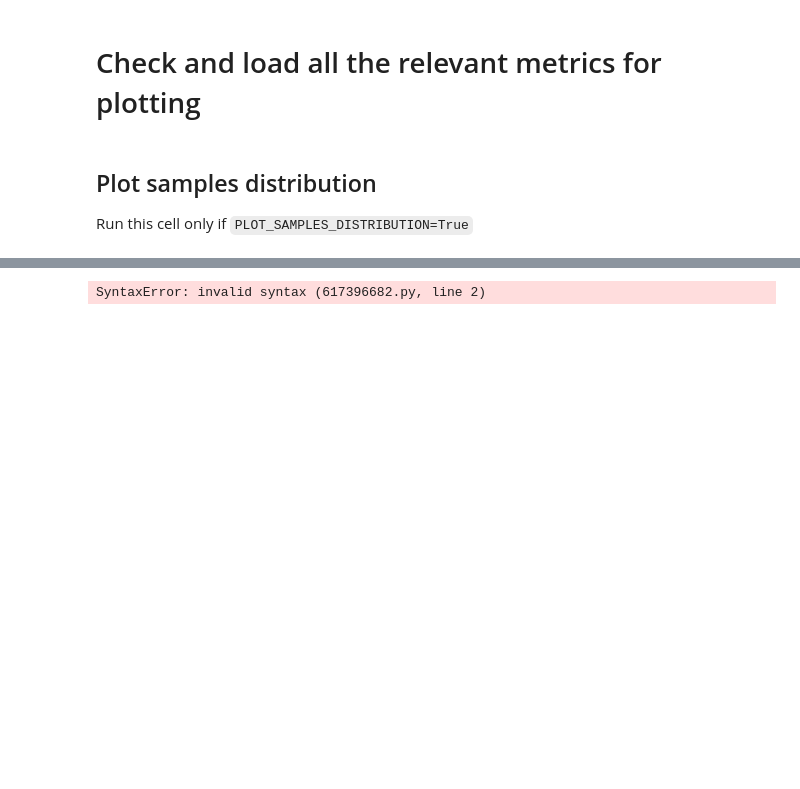
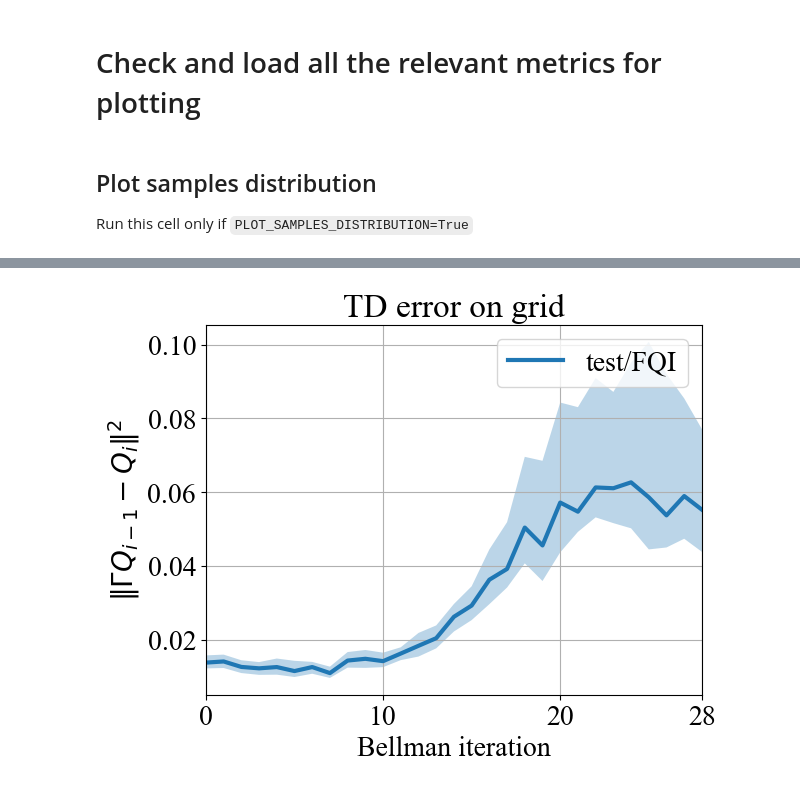
Before and after one commit to theovincent/slimDQN, a Jupyter notebook: experiments/CarOnHill/plots.ipynb, the cells around one changed output, grey strips where cells are left out. Drawn from its saved outputs; the diff is of its cells as text; code cells hidden in the pictures; blank space fills up the shorter version.

```diff
--- a/experiments/CarOnHill/plots.ipynb
+++ b/experiments/CarOnHill/plots.ipynb
@@ -88,13 +94,15 @@ TypeError: Cannot interpret '29' as a data type
 Run this cell only if `PLOT_TD_ERROR_ON_GRID=True`
 # %%
-td_error_on_rb = {}
+td_error_on_grid = {}
 for experiment in experiment_seed_folder_map:
     n_seeds = len(metrics[experiment]["q_i_grid"])
-    print(metrics[experiment]["q_i_grid"]["seed=10"])
-    n_bellman_iterations = list(metrics[experiment]["T_q_grid"].values())[0].shape[0]
-    td_error_on_rb[experiment] = np.zeros(n_seeds, n_bellman_iterations)
+    n_bellman_iterations = list(metrics[experiment]["q_i_grid"].values())[0].shape[0]
+    td_error_on_grid[experiment] = np.zeros((n_seeds, n_bellman_iterations-1))
     for idx_seed, seed_run in enumerate(experiment_seed_folder_map[experiment]):
-        td_error_on_rb[experiment][idx_seed] = (metrics[experiment]["T_q_grid"][seed_run] - metrics[experiment]["q_i_grid"][seed_run]).mean(axis=(1,2))
+        td_error_on_grid[experiment][idx_seed] = np.sum(np.square(metrics[experiment]["T_q_grid"][seed_run] - metrics[experiment]["q_i_grid"][seed_run][1:]) *
+                               metrics[experiment]["scaling"].reshape(-1)[:,np.newaxis], axis=(1,2))
+
+plot_value("Bellman iteration", "$\Vert \Gamma Q_{i-1} - Q_i\Vert^2$", np.arange(0, n_bellman_iterations-1).tolist(), td_error_on_grid, ticksize=10, title="TD error on grid", fontsize=20, linewidth=3).savefig(os.path.join(BASE_PATH, experiments_to_run[0], "td_error_grid.pdf"))
 # %% [output]
-SyntaxError: invalid syntax (617396682.py, line 2)
+[figure, added]
 # %% [markdown]
```
Also changed, not shown: parts of 19 cells of this notebook, 3 other files.
